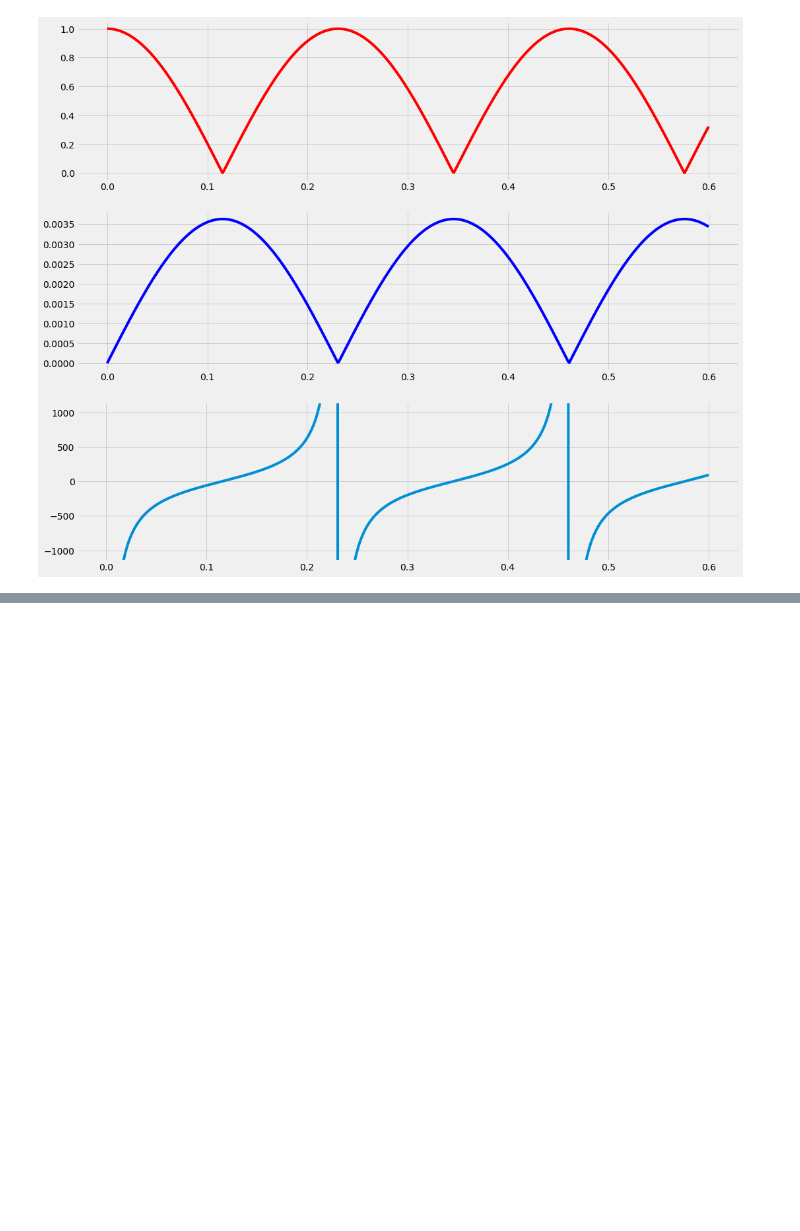
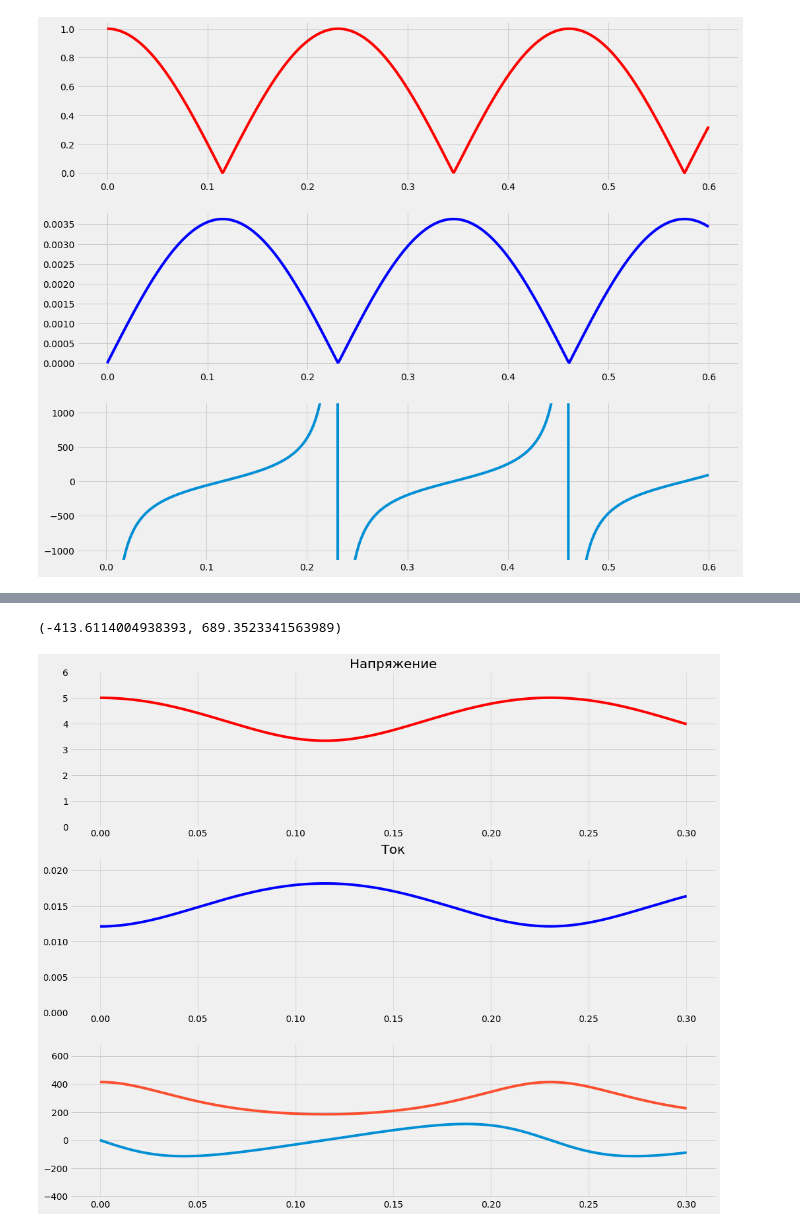
Before and after one commit to MargaritaWraith/LongLinePy, a Jupyter notebook: LongLine.ipynb, the cells around one changed output, grey strips where cells are left out. Saved outputs shown, nothing was run; the diff lists cells and outputs as text; code cells hidden in the pictures; blank space fills up the shorter version.

```diff
--- a/LongLine.ipynb
+++ b/LongLine.ipynb
@@ -31,8 +31,13 @@ R1 = 1.44 / ((r*1000)*np.sqrt(lmbd)) # Ом/м
 G1 = 0
 W = (276 / np.sqrt(eps)) * np.log10(d/r) # Ом
 
+
 def Z1(z):
   return R1 + 1j * (2 * np.pi * f) * L1 * 10**(-6)
 
 def Y1(z):
   return G1 + 1j * (2 * np.pi * f) * C1 * 10**(-12)
+
+
+W1 = np.sqrt(Z1(0)/Y1(0))
+print(W, W1)
@@ -85,0 +113,26 @@ ax[2].set_ylim(ymin=-3.2*W, ymax=3.2*W)
+# %%
+Un = 5
+Zn = 1.5 * W1
+In = Un/Zn
+
+S = Compute(TelegrafEq, 0.5*lmbd, 0.0001, [Un, In]) # произвольное активное сопротивление
+
+z_S = S[0]
+UI_S = np.array(S[1])
+U_S = UI_S.transpose()[0]
+I_S = UI_S.transpose()[1]
+Zin_S = U_S/I_S
+
+plt.style.use('fivethirtyeight')
+fig, ax = plt.subplots(3, 1, figsize=(16, 14))
+ax[0].plot(z_S, abs(U_S), 'r')
+ax[0].set_ylim(ymin = 0, ymax = 1.2*max(abs(U_S)))
+ax[0].set_title("Напряжение")
+ax[1].plot(z_S, abs(I_S), 'b')
+ax[1].set_ylim(ymin = 0, ymax = 1.2*max(abs(I_S)))
+ax[1].set_title("Ток")
+ax[2].plot(z_S, np.imag(Zin_S), z_S, np.real(Zin_S))
+ax[2].set_ylim(ymin=-1.5*W1, ymax=2.5*W1)
+# %% [output]
+(-413.6114004938393, 689.3523341563989)
+[figure, added]
```
Also changed, not shown: parts of 6 cells of this notebook.
